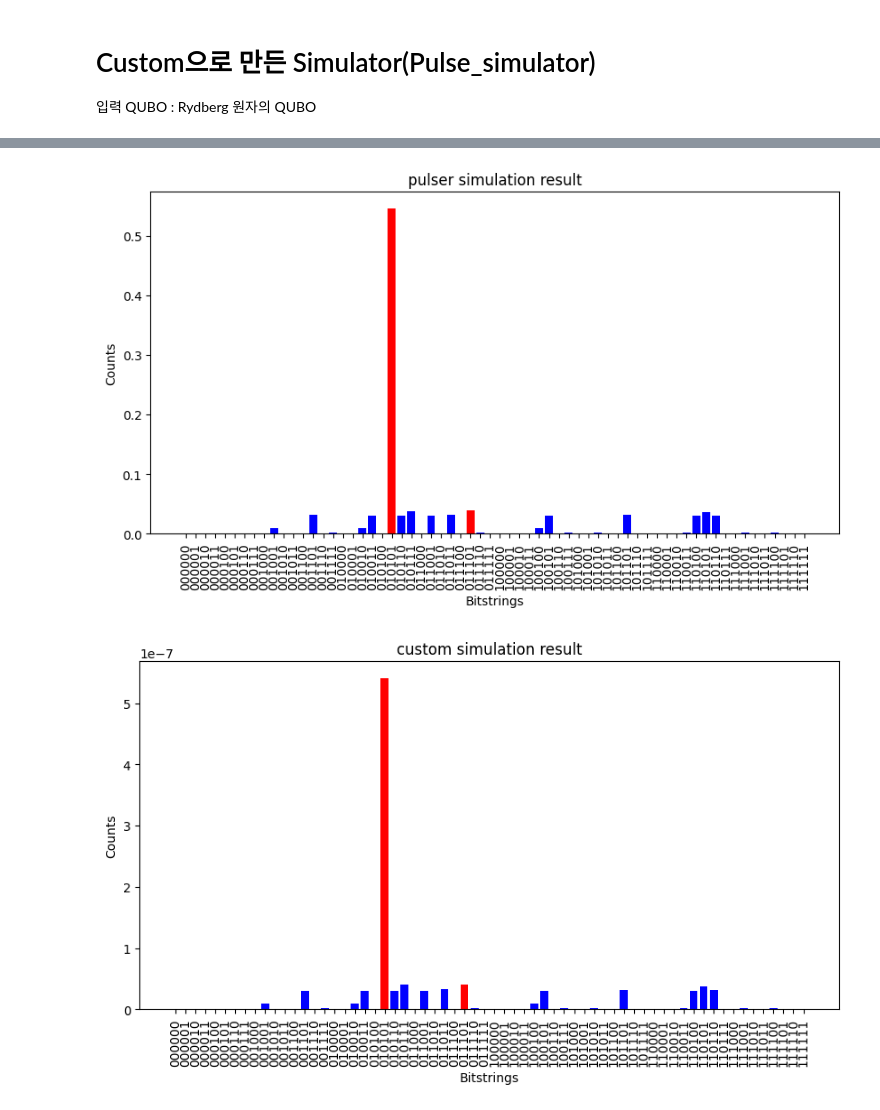
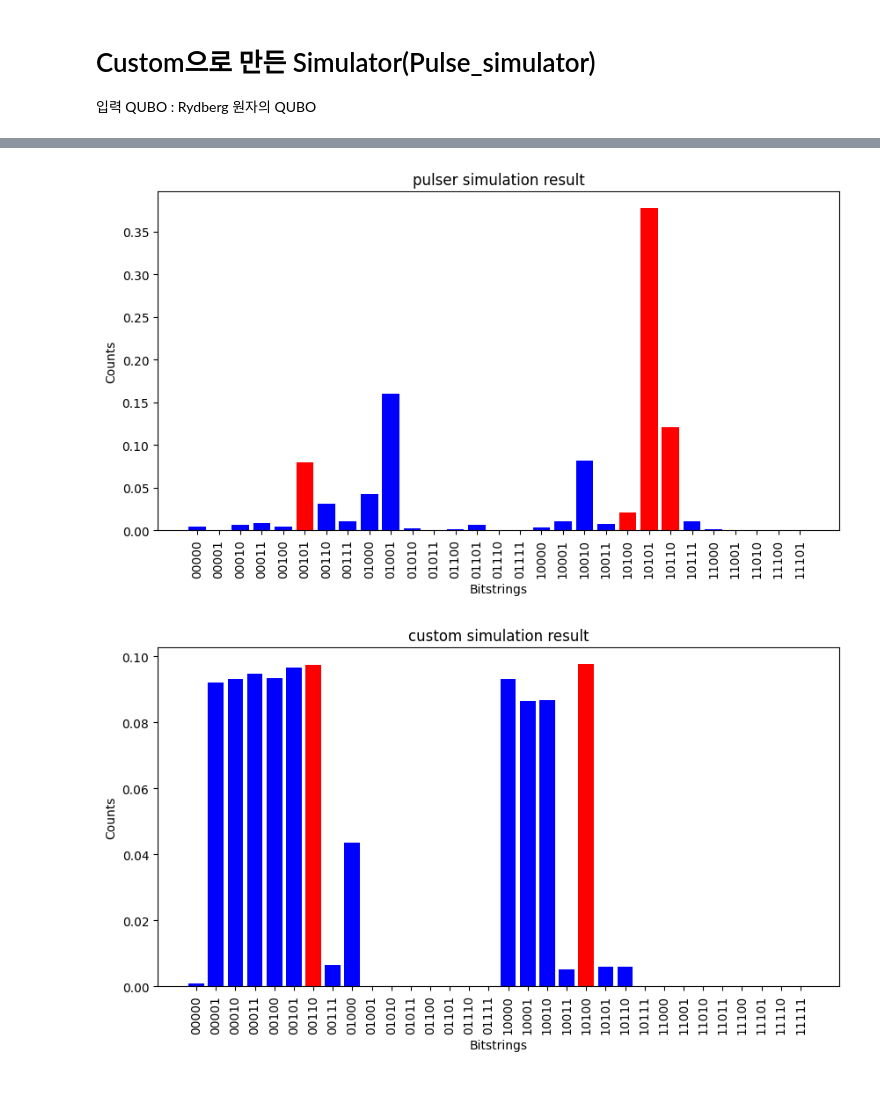
Before and after one commit to pop756/Pasqal_chanllenge, a Jupyter notebook: Pulse_simulator.ipynb, the cells around one changed output, grey strips where cells are left out. Cells and saved outputs as stored; diff of their text form; code cells hidden in the pictures.

```diff
--- a/Pulse_simulator.ipynb
+++ b/Pulse_simulator.ipynb
@@ -89,0 +240,2 @@ Q = Q*10
+# %%
+Q = Q + add_constraint([1,3,1,1,1], hamming_weight)*2
@@ -171,0 +328,11 @@ print(sort_zipped_cord[:6])
+# %%
+bitstrings = [np.binary_repr(i, len(Q)) for i in range(2 ** len(Q))]
+costs = []
+# this takes exponential time with the dimension of the QUBO
+for b in bitstrings:
+    z = np.array(list(b), dtype=int)
+    cost = z.T @ Q @ z
+    costs.append(cost)
+zipped = zip(bitstrings, costs)
+sort_zipped = sorted(zipped, key=lambda x: x[1])
+print(sort_zipped[:3])
@@ -176,7 +347,8 @@ print(sort_zipped_cord[:6])
 # %%
-amplitude = [[0, 5, 0] for i in range(len(Q))]
+from pulse_simulator import Pulse_simulation, Pulse_simulation_fixed
+amplitude = [[0, np.median(Q)/2, 0] for i in range(len(Q))]
 detuning = [[Q[i][i],-Q[i][i]] for i in range(len(Q))]
-duration = 2000
+duration = 8000
 
-from pulse_simulatior import Pulse_simulation
-pulse_sim = Pulse_simulation(Q_cord,amplitude,detuning,duration,step_time = 10) ## 펄스 시뮬레이션 객체 생성
+#from pulse_simulatior import Pulse_simulation
+pulse_sim = Pulse_simulation_fixed(Q,step_time = 10) ## 펄스 시뮬레이션 객체 생성
@@ -185 +355,10 @@ final_state_expectations = pulse_sim.simulate_time_evolution()## 시뮬레이션
+# %%
+import pennylane as qml
+## 시뮬레이션 결과
+dev = qml.device("default.qubit", wires=len(Q))
+@qml.qnode(dev)
+def circuit():
+    pulse_sim.simulate_time_evolution()
+    return qml.probs(wires=range(len(Q)))
+final_state_expectations = circuit()
 # %%
@@ -223,35 +398,36 @@ def plot_bitstring_counts(input_data, bitstring_counts,label):
 
     # 빨간색으로 강조할 bitstring 목록 추출
     highlighted_strings = {bitstring for bitstring, _ in input_data}
 
     # 데이터 준비
+
     bitstrings = list(bitstring_counts.keys())
-    counts = np.array(list(bitstring_counts.values()))/1000000
+    counts = np.array(list(bitstring_counts.values()))/np.sum(list(bitstring_counts.values()))
     colors = ['red' if bitstring in highlighted_strings else 'blue' for bitstring in bitstrings]
 
     # 막대 그래프 그리기
     plt.figure(figsize=(10, 5))
     plt.bar(bitstrings, counts, color=colors)
     plt.xlabel("Bitstrings")
     plt.ylabel("Counts")
     plt.title(label)
     plt.xticks(rotation=90)
     plt.show()
 
 def probs_to_dict(probs, num_qubits):
     """
     주어진 확률 배열을 bitstring 별로 매핑하여 딕셔너리 형태로 반환합니다.
 
     :param probs: 확률 배열
     :param num_qubits: 큐비트 개수
     :return: bitstring 별 확률을 담은 딕셔너리
     """
     bitstrings = [np.binary_repr(i, num_qubits) for i in range(2 ** num_qubits)]
     return {bitstring: probs[i] for i, bitstring in enumerate(bitstrings)}
 
 
-plot_bitstring_counts(sort_zipped_cord[:2], count_dict_1,"pulser simulation result")
-plot_bitstring_counts(sort_zipped_cord[:2], probs_to_dict(final_state_expectations,len(Q)), "custom simulation result")
+plot_bitstring_counts(sort_zipped_cord[:4], count_dict_1,"pulser simulation result")
+plot_bitstring_counts(sort_zipped[:2], probs_to_dict(final_state_expectations,len(Q)), "custom simulation result")
 # %% [output]
-[figure, old version]
+[figure, new version]
-[figure, old version]
+[figure, new version]
```
Also changed, not shown: parts of 14 cells of this notebook, 6 other files.
